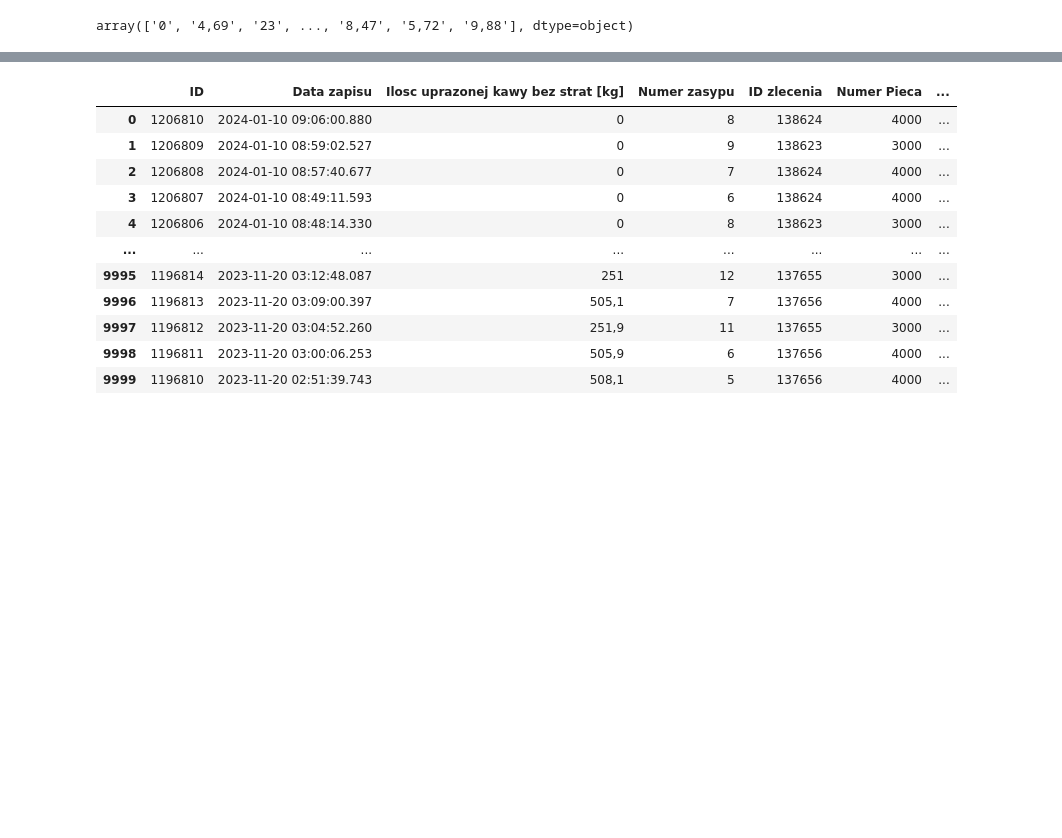
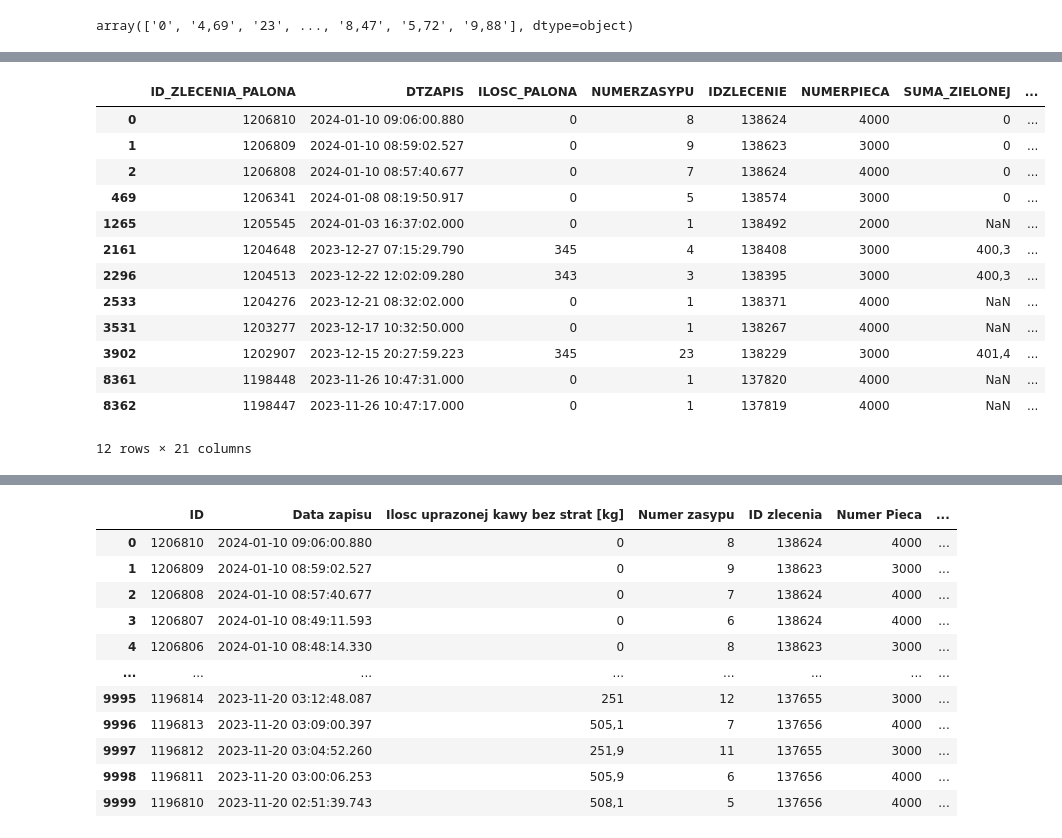
Before and after one commit to modebralski/jacobs, a Jupyter notebook: cleaning.ipynb, the cells around one changed output, grey strips where cells are left out. Cells and saved outputs as stored; diff of their text form; code cells hidden in the pictures; blank space fills up the shorter version.

Commit message:
update columns type

```diff
--- a/cleaning.ipynb
+++ b/cleaning.ipynb
@@ -314,2 +297,21 @@ jde_data[jde_data['ikWh_total_consumption'] == '0']
 # %%
 jde_data.drop(columns_to_drop, axis=1, inplace=True)
+# %%
+jde_data['ikWh_total_consumption'] = jde_data['ikWh_total_consumption'].str.replace(',', '.').astype(float)
+# %%
+jde_data[jde_data['ikWh_total_consumption'] == 0]
+# %% [output]
+|  | ID_ZLECENIA_PALONA | DTZAPIS | ILOSC_PALONA | NUMERZASYPU | IDZLECENIE | NUMERPIECA | SUMA_ZIELONEJ | ... |
+| 0 | 1206810 | 2024-01-10 09:06:00.880 | 0 | 8 | 138624 | 4000 | 0 | ... |
+| 1 | 1206809 | 2024-01-10 08:59:02.527 | 0 | 9 | 138623 | 3000 | 0 | ... |
+| 2 | 1206808 | 2024-01-10 08:57:40.677 | 0 | 7 | 138624 | 4000 | 0 | ... |
+| 469 | 1206341 | 2024-01-08 08:19:50.917 | 0 | 5 | 138574 | 3000 | 0 | ... |
+| 1265 | 1205545 | 2024-01-03 16:37:02.000 | 0 | 1 | 138492 | 2000 | NaN | ... |
+| 2161 | 1204648 | 2023-12-27 07:15:29.790 | 345 | 4 | 138408 | 3000 | 400,3 | ... |
+| 2296 | 1204513 | 2023-12-22 12:02:09.280 | 343 | 3 | 138395 | 3000 | 400,3 | ... |
+| 2533 | 1204276 | 2023-12-21 08:32:02.000 | 0 | 1 | 138371 | 4000 | NaN | ... |
+| 3531 | 1203277 | 2023-12-17 10:32:50.000 | 0 | 1 | 138267 | 4000 | NaN | ... |
+| 3902 | 1202907 | 2023-12-15 20:27:59.223 | 345 | 23 | 138229 | 3000 | 401,4 | ... |
+| 8361 | 1198448 | 2023-11-26 10:47:31.000 | 0 | 1 | 137820 | 4000 | NaN | ... |
+| 8362 | 1198447 | 2023-11-26 10:47:17.000 | 0 | 1 | 137819 | 4000 | NaN | ... |
+12 rows × 21 columns
```
Also changed, not shown: parts of 13 cells of this notebook.
